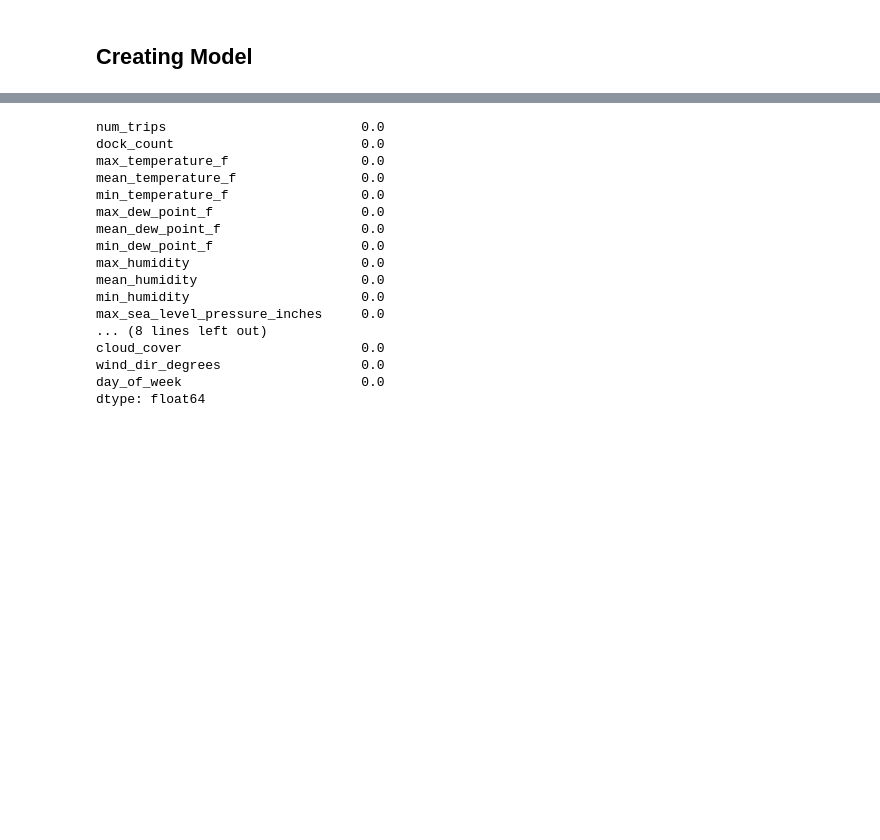
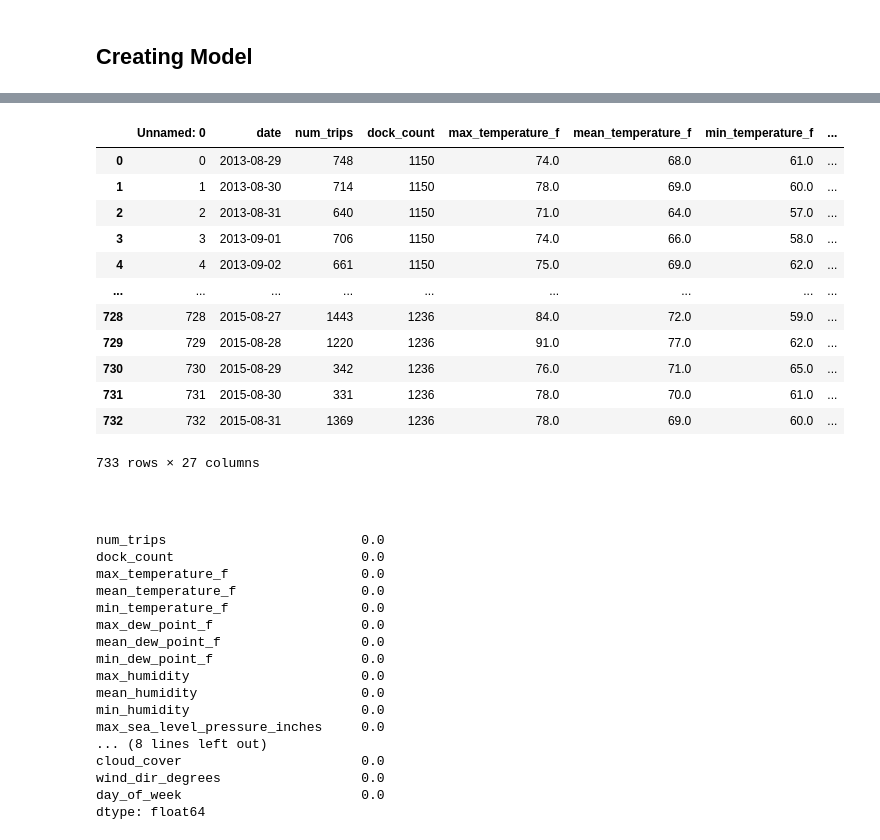
Before and after one commit to medmorales/Bike-Share-Regression-Model, a Jupyter notebook: SF Bike Share Prediction Model.ipynb, the cells around one changed output, grey strips where cells are left out. Saved outputs shown, nothing was run; the diff lists cells and outputs as text; code cells hidden in the pictures; blank space fills up the shorter version.

Commit message:
Added weekend flag and ran initial model, ~72%

```diff
--- a/SF Bike Share Prediction Model.ipynb
+++ b/SF Bike Share Prediction Model.ipynb
@@ -515,2 +242,4 @@ train_data.head()
 # %% [markdown]
 ## Creating Model
+# %%
+train =  pd.read_csv('train.csv')
@@ -516,0 +256,2 @@ train_data.head()
+# %%
+train.date = pd.to_datetime(train.date, format='%Y-%m-%d')
@@ -517,2 +278,2 @@ train_data.head()
 # %%
-train_data['day_of_week'] = train_data.date.dt.weekday
+train['day_of_week'] = train.date.dt.weekday
@@ -519 +300,22 @@ train_data['day_of_week'] = train_data.date.dt.weekday
+# %%
+train.loc[train['day_of_week'].isin([0,1,2,3,4]), 'weekend'] = 0
+train.loc[train['day_of_week'].isin([5,6]), 'weekend'] = 1
+# %%
+train
+# %% [output]
+|  | Unnamed: 0 | date | num_trips | dock_count | max_temperature_f | mean_temperature_f | min_temperature_f | ... |
+| 0 | 0 | 2013-08-29 | 748 | 1150 | 74.0 | 68.0 | 61.0 | ... |
+| 1 | 1 | 2013-08-30 | 714 | 1150 | 78.0 | 69.0 | 60.0 | ... |
+| 2 | 2 | 2013-08-31 | 640 | 1150 | 71.0 | 64.0 | 57.0 | ... |
+| 3 | 3 | 2013-09-01 | 706 | 1150 | 74.0 | 66.0 | 58.0 | ... |
+| 4 | 4 | 2013-09-02 | 661 | 1150 | 75.0 | 69.0 | 62.0 | ... |
+| ... | ... | ... | ... | ... | ... | ... | ... | ... |
+| 728 | 728 | 2015-08-27 | 1443 | 1236 | 84.0 | 72.0 | 59.0 | ... |
+| 729 | 729 | 2015-08-28 | 1220 | 1236 | 91.0 | 77.0 | 62.0 | ... |
+| 730 | 730 | 2015-08-29 | 342 | 1236 | 76.0 | 71.0 | 65.0 | ... |
+| 731 | 731 | 2015-08-30 | 331 | 1236 | 78.0 | 70.0 | 61.0 | ... |
+| 732 | 732 | 2015-08-31 | 1369 | 1236 | 78.0 | 69.0 | 60.0 | ... |
+733 rows × 27 columns
+# %% [markdown]
+#
 # %%
```
Also changed, not shown: parts of 55 cells of this notebook.
